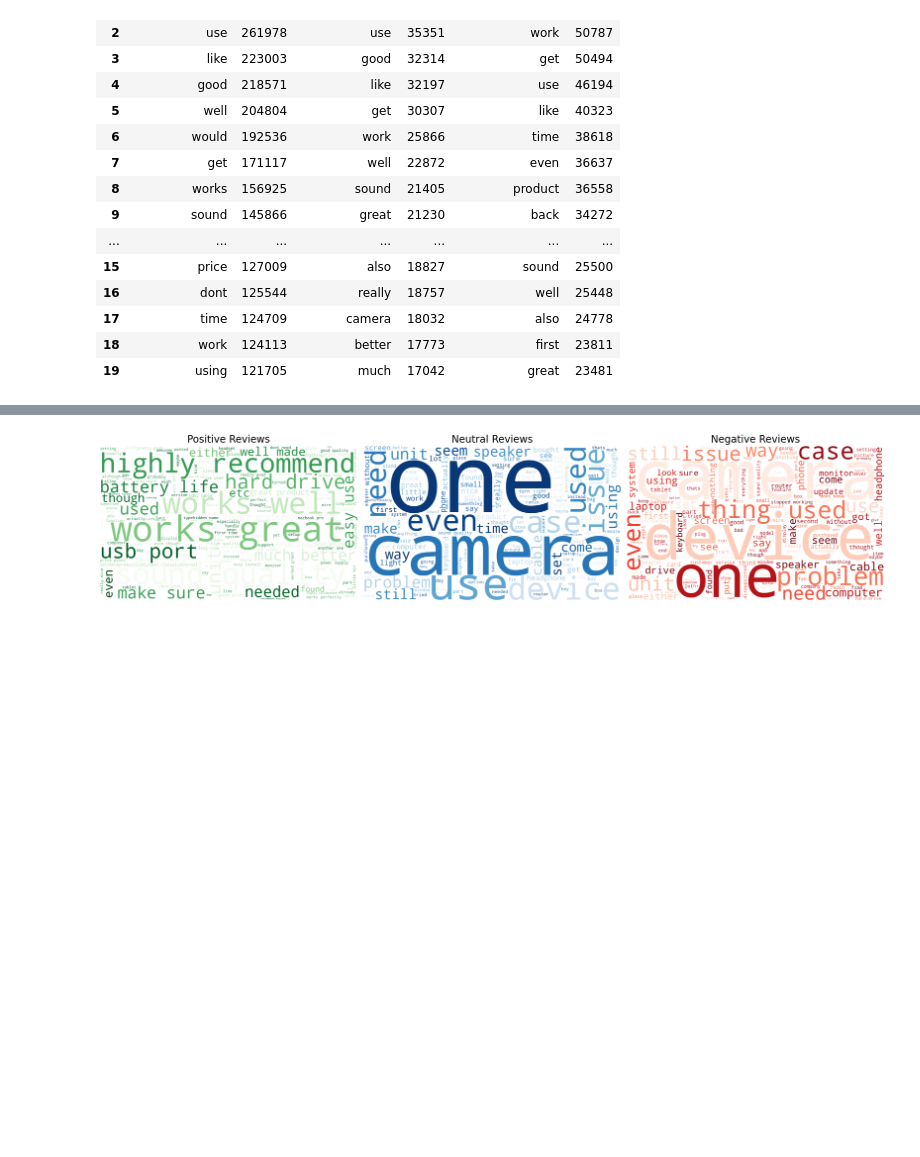
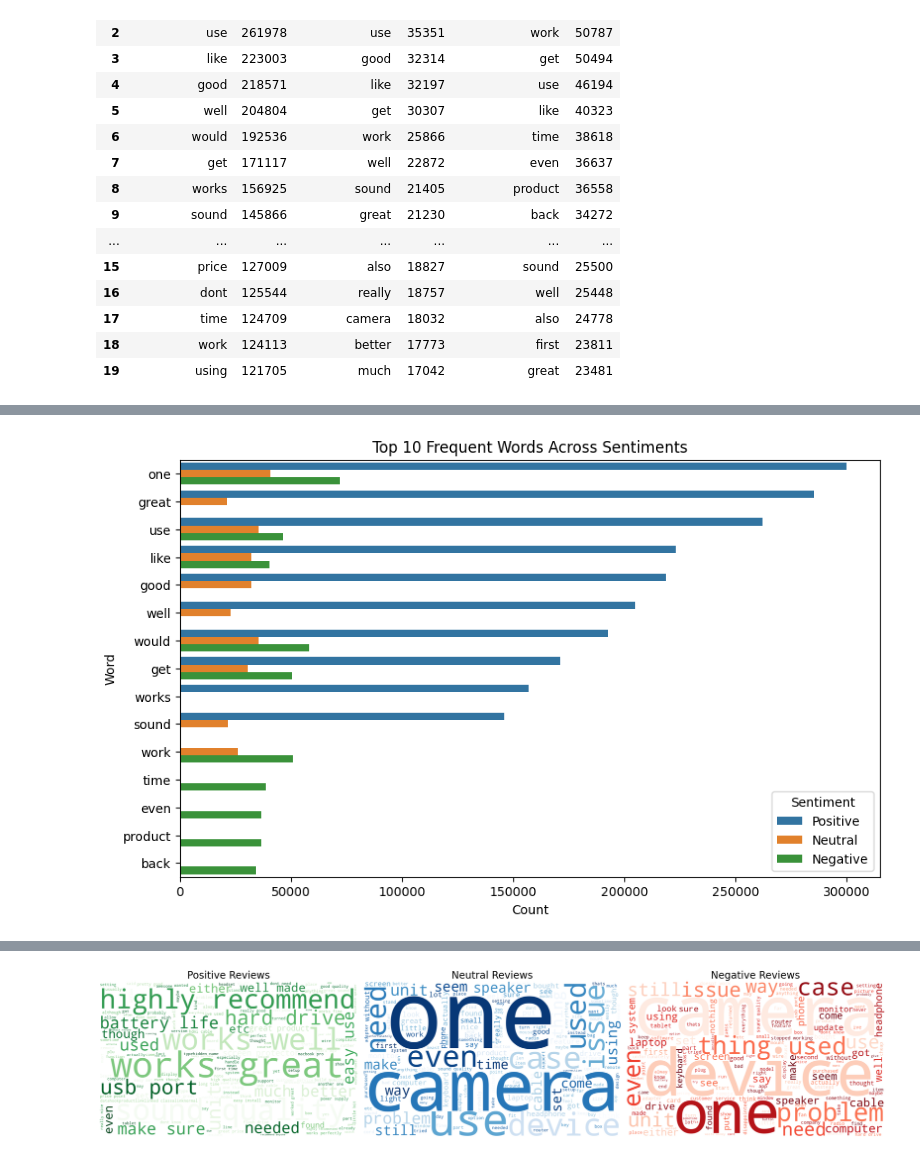
Before and after one commit to elli-saberi/Amazon-reviews-sentiment-analysis, a Jupyter notebook: 2_Initial-analysis-of-data.ipynb, the cells around one changed output, grey strips where cells are left out. Cells and saved outputs as stored; diff of their text form; code cells hidden in the pictures; blank space fills up the shorter version.

```diff
--- a/2_Initial-analysis-of-data.ipynb
+++ b/2_Initial-analysis-of-data.ipynb
@@ -143,0 +271,15 @@ Common words across all three categories: {'one', 'well', 'use', 'work', 'would'
+# %%
+import seaborn as sns
+
+df_compare = pd.concat([
+    df_pos['Positive Class'].head(10).assign(Sentiment='Positive'),
+    df_neu['Neutral Class'].head(10).assign(Sentiment='Neutral'),
+    df_neg['Negative Class'].head(10).assign(Sentiment='Negative')
+])
+
+plt.figure(figsize=(10,6))
+sns.barplot(x='Count', y='Word', hue='Sentiment', data=df_compare)
+plt.title('Top 10 Frequent Words Across Sentiments')
+plt.show()
+# %% [output]
+[figure, added]
```
Also changed, not shown: parts of 20 cells of this notebook.
